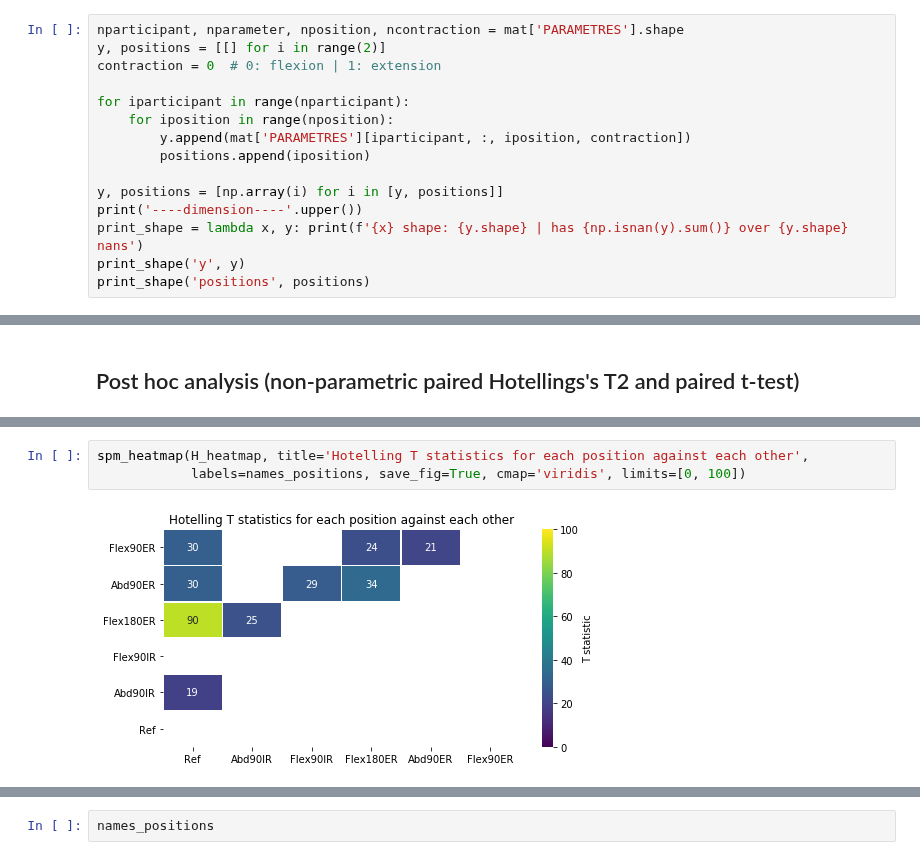
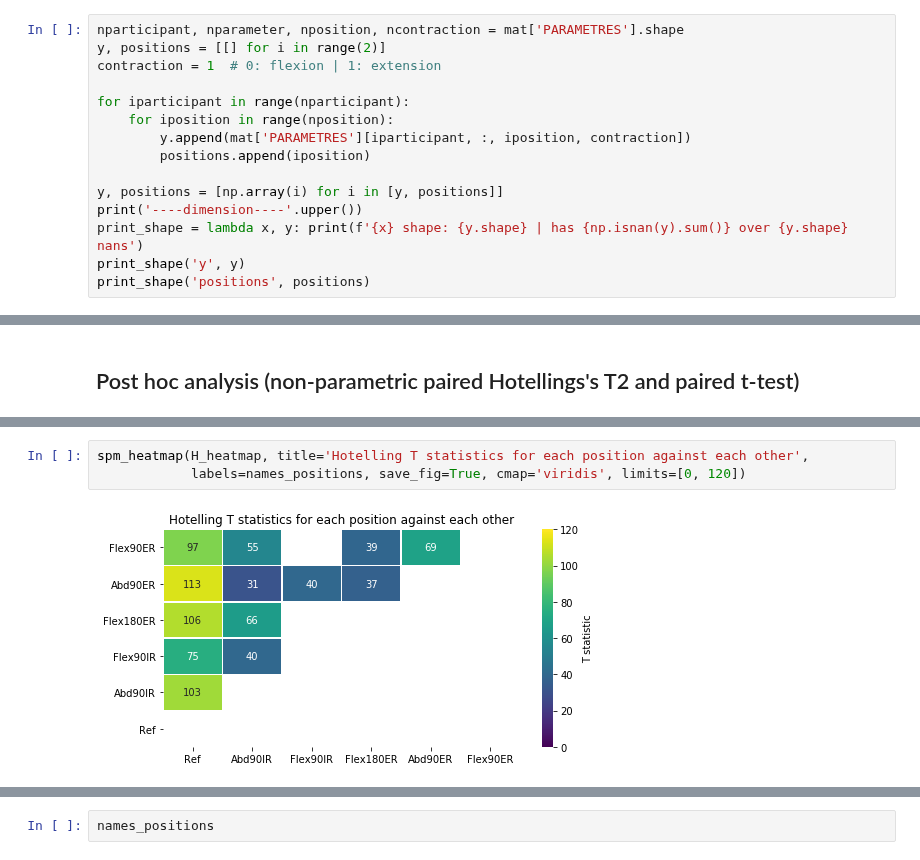
Before and after one commit to romainmartinez/envergo, a Jupyter notebook: 2_model_parameters.ipynb, the cells around one changed output, grey strips where cells are left out. Cells and saved outputs as stored; diff of their text form.

```diff
--- a/2_model_parameters.ipynb
+++ b/2_model_parameters.ipynb
@@ -34,7 +34,7 @@ mat = scipy.io.loadmat(os.path.join(path2data, 'Parametres.mat'))
 # %%
 nparticipant, nparameter, nposition, ncontraction = mat['PARAMETRES'].shape
 y, positions = [[] for i in range(2)]
-contraction = 0  # 0: flexion | 1: extension
+contraction = 1  # 0: flexion | 1: extension
 
 for iparticipant in range(nparticipant):
     for iposition in range(nposition):
@@ -205,9 +205,9 @@ null hypothesis rejected, T2=19.716, p=0.03660
 ----------
 # %%
 spm_heatmap(H_heatmap, title='Hotelling T statistics for each position against each other',
-            labels=names_positions, save_fig=True, cmap='viridis', limits=[0, 100])
+            labels=names_positions, save_fig=True, cmap='viridis', limits=[0, 120])
 # %% [output]
-[figure, old version]
+[figure, new version]
 # %%
 limits = [-100, 100]
 colors = ['#1b9e77', 'white', '#7570b3']
```
Also changed, not shown: parts of 7 cells of this notebook, 8 other files.
